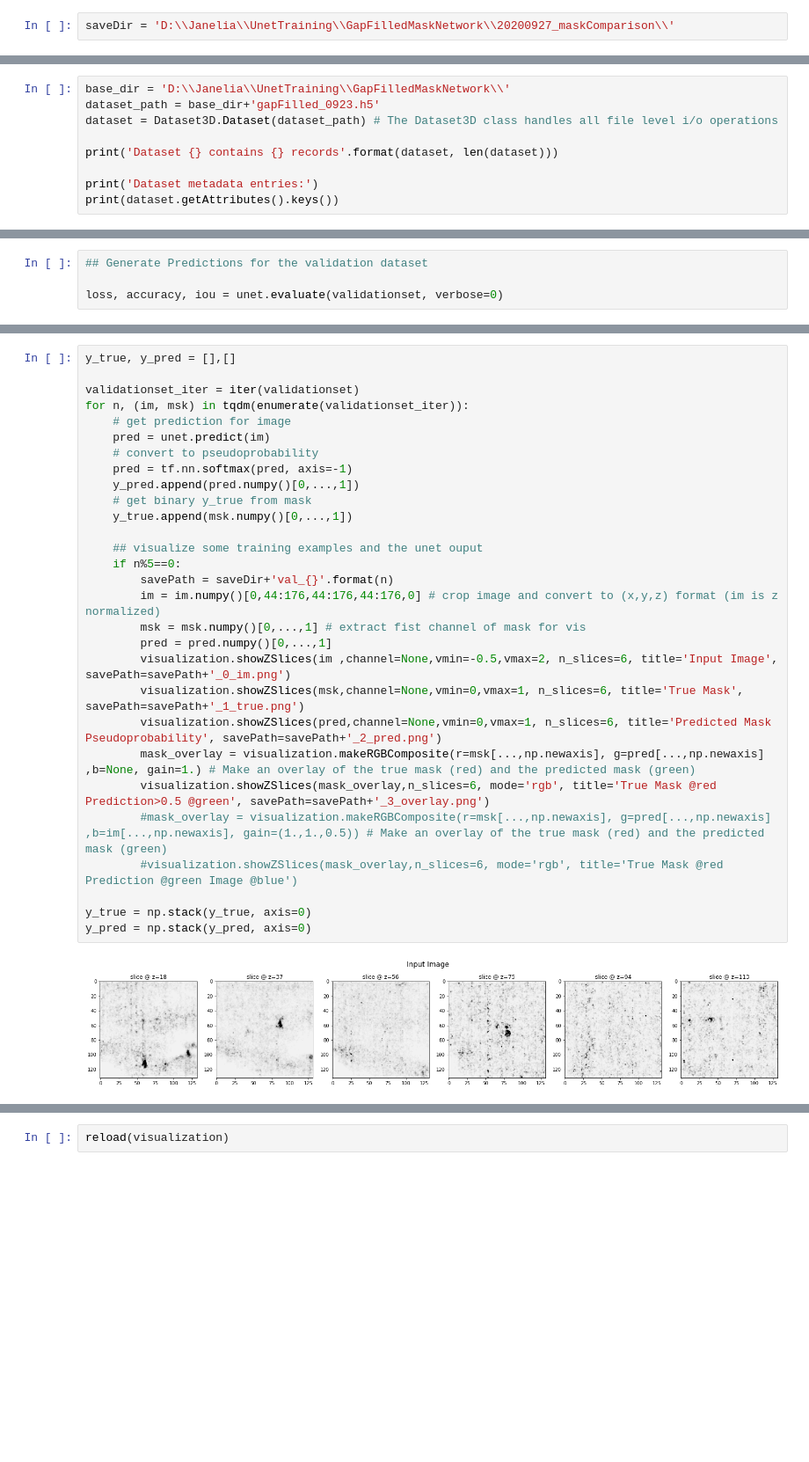
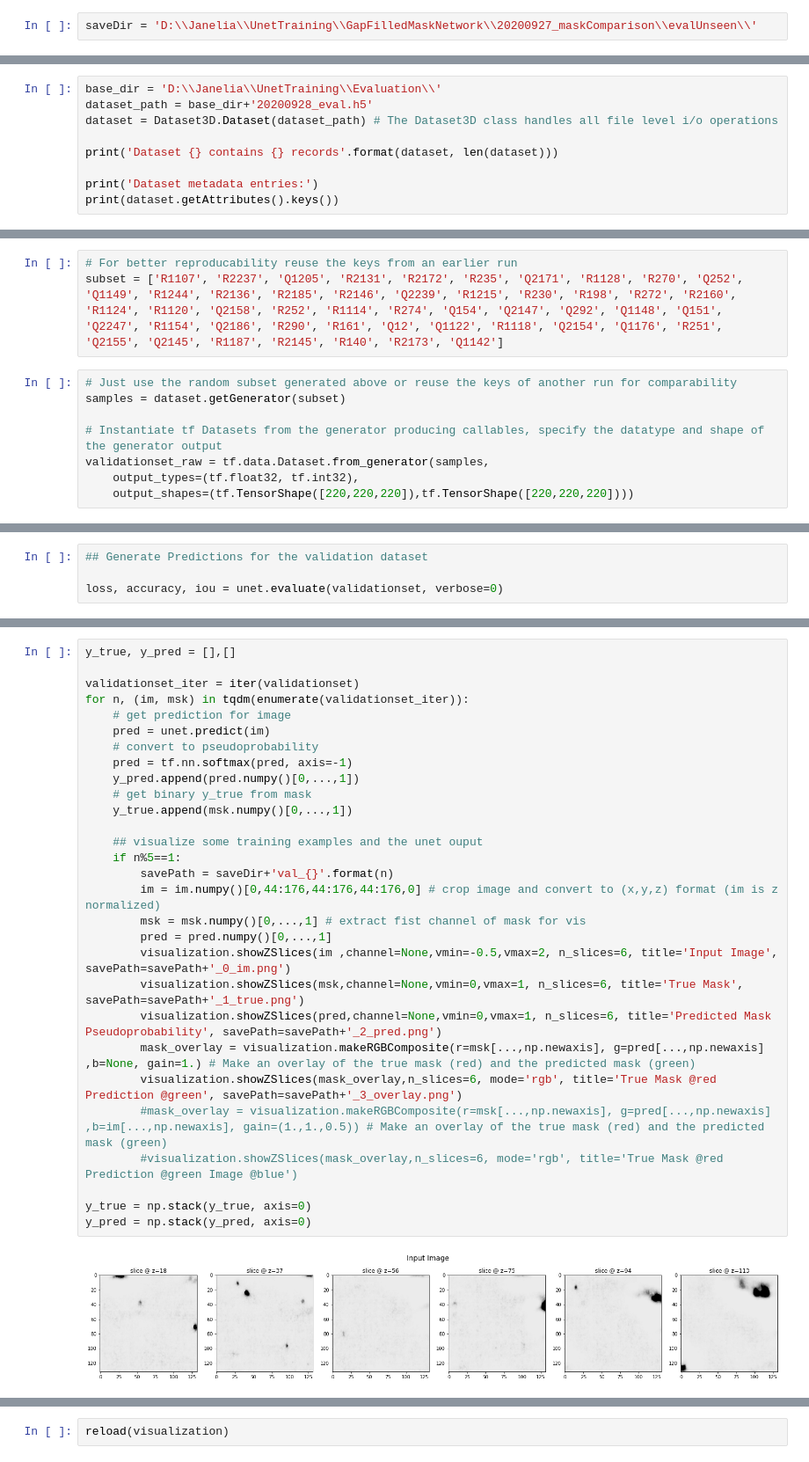
Before and after one commit to randomstructures/ExLSM-Image-Segmentation, a Jupyter notebook: 3D Unet/evaluation.ipynb, the cells around one changed output, grey strips where cells are left out. Shown at 88% size. Saved outputs shown, nothing was run; the diff lists cells and outputs as text; blank space fills up the shorter version.

```diff
--- a/3D Unet/evaluation.ipynb
+++ b/3D Unet/evaluation.ipynb
@@ -24,7 +24,7 @@ reload(Dataset3D)
 # %% [output]
 <module 'Dataset3D' from '../tools\\Dataset3D.py'>
 # %%
-saveDir = 'D:\\Janelia\\UnetTraining\\GapFilledMaskNetwork\\20200927_maskComparison\\'
+saveDir = 'D:\\Janelia\\UnetTraining\\GapFilledMaskNetwork\\20200927_maskComparison\\evalUnseen\\'
 # %%
 # Fix for tensorflow-gpu issues that I found online... (don't ask me what it does)
 gpus = tf.config.experimental.list_physical_devices('GPU')
@@ -43,8 +43,8 @@ if gpus:
 # %% [markdown]
 ## Load a dataset containing the evaluation data
 # %%
-base_dir = 'D:\\Janelia\\UnetTraining\\GapFilledMaskNetwork\\'
-dataset_path = base_dir+'gapFilled_0923.h5'
+base_dir = 'D:\\Janelia\\UnetTraining\\Evaluation\\'
+dataset_path = base_dir+'20200928_eval.h5'
 dataset = Dataset3D.Dataset(dataset_path) # The Dataset3D class handles all file level i/o operations
 
 print('Dataset {} contains {} records'.format(dataset, len(dataset)))
@@ -73,3 +71,14 @@ validationset_raw = tf.data.Dataset.from_generator(samples,
+# %%
+# For better reproducability reuse the keys from an earlier run
+subset = ['R1107', 'R2237', 'Q1205', 'R2131', 'R2172', 'R235', 'Q2171', 'R1128', 'R270', 'Q252', 'Q1149', 'R1244', 'R2136', 'R2185', 'R2146', 'Q2239', 'R1215', 'R230', 'R198', 'R272', 'R2160', 'R1124', 'R1120', 'Q2158', 'R252', 'R1114', 'R274', 'Q154', 'Q2147', 'Q292', 'Q1148', 'Q151', 'Q2247', 'R1154', 'Q2186', 'R290', 'R161', 'Q12', 'Q1122', 'R1118', 'Q2154', 'Q1176', 'R251', 'Q2155', 'Q2145', 'R1187', 'R2145', 'R140', 'R2173', 'Q1142']
+# %%
+# Just use the random subset generated above or reuse the keys of another run for comparability
+samples = dataset.getGenerator(subset)
+
+# Instantiate tf Datasets from the generator producing callables, specify the datatype and shape of the generator output
+validationset_raw = tf.data.Dataset.from_generator(samples,
+    output_types=(tf.float32, tf.int32),
+    output_shapes=(tf.TensorShape([220,220,220]),tf.TensorShape([220,220,220])))
 # %%
 # each entry is preprocessed by passing it through this function
 # EXPECT normalized image chanel !
@@ -128,31 +139,31 @@ print(iou)
 # %%
 y_true, y_pred = [],[]
 
 validationset_iter = iter(validationset)
 for n, (im, msk) in tqdm(enumerate(validationset_iter)):
     # get prediction for image
     pred = unet.predict(im)
     # convert to pseudoprobability
     pred = tf.nn.softmax(pred, axis=-1)
     y_pred.append(pred.numpy()[0,...,1])
     # get binary y_true from mask
     y_true.append(msk.numpy()[0,...,1])
 
     ## visualize some training examples and the unet ouput
-    if n%5==0:
+    if n%5==1:
         savePath = saveDir+'val_{}'.format(n)
         im = im.numpy()[0,44:176,44:176,44:176,0] # crop image and convert to (x,y,z) format (im is z normalized)
         msk = msk.numpy()[0,...,1] # extract fist channel of mask for vis
         pred = pred.numpy()[0,...,1]
         visualization.showZSlices(im ,channel=None,vmin=-0.5,vmax=2, n_slices=6, title='Input Image', savePath=savePath+'_0_im.png')
         visualization.showZSlices(msk,channel=None,vmin=0,vmax=1, n_slices=6, title='True Mask', savePath=savePath+'_1_true.png')
         visualization.showZSlices(pred,channel=None,vmin=0,vmax=1, n_slices=6, title='Predicted Mask Pseudoprobability', savePath=savePath+'_2_pred.png')
         mask_overlay = visualization.makeRGBComposite(r=msk[...,np.newaxis], g=pred[...,np.newaxis] ,b=None, gain=1.) # Make an overlay of the true mask (red) and the predicted mask (green)
-        visualization.showZSlices(mask_overlay,n_slices=6, mode='rgb', title='True Mask @red Prediction>0.5 @green', savePath=savePath+'_3_overlay.png')
+        visualization.showZSlices(mask_overlay,n_slices=6, mode='rgb', title='True Mask @red Prediction @green', savePath=savePath+'_3_overlay.png')
         #mask_overlay = visualization.makeRGBComposite(r=msk[...,np.newaxis], g=pred[...,np.newaxis] ,b=im[...,np.newaxis], gain=(1.,1.,0.5)) # Make an overlay of the true mask (red) and the predicted mask (green)
         #visualization.showZSlices(mask_overlay,n_slices=6, mode='rgb', title='True Mask @red Prediction @green Image @blue')
 
 y_true = np.stack(y_true, axis=0)
 y_pred = np.stack(y_pred, axis=0)
 # %% [output]
-[figure, old version]
+[figure, new version]
```
Also changed, not shown: parts of 14 cells of this notebook, 3 other files.
